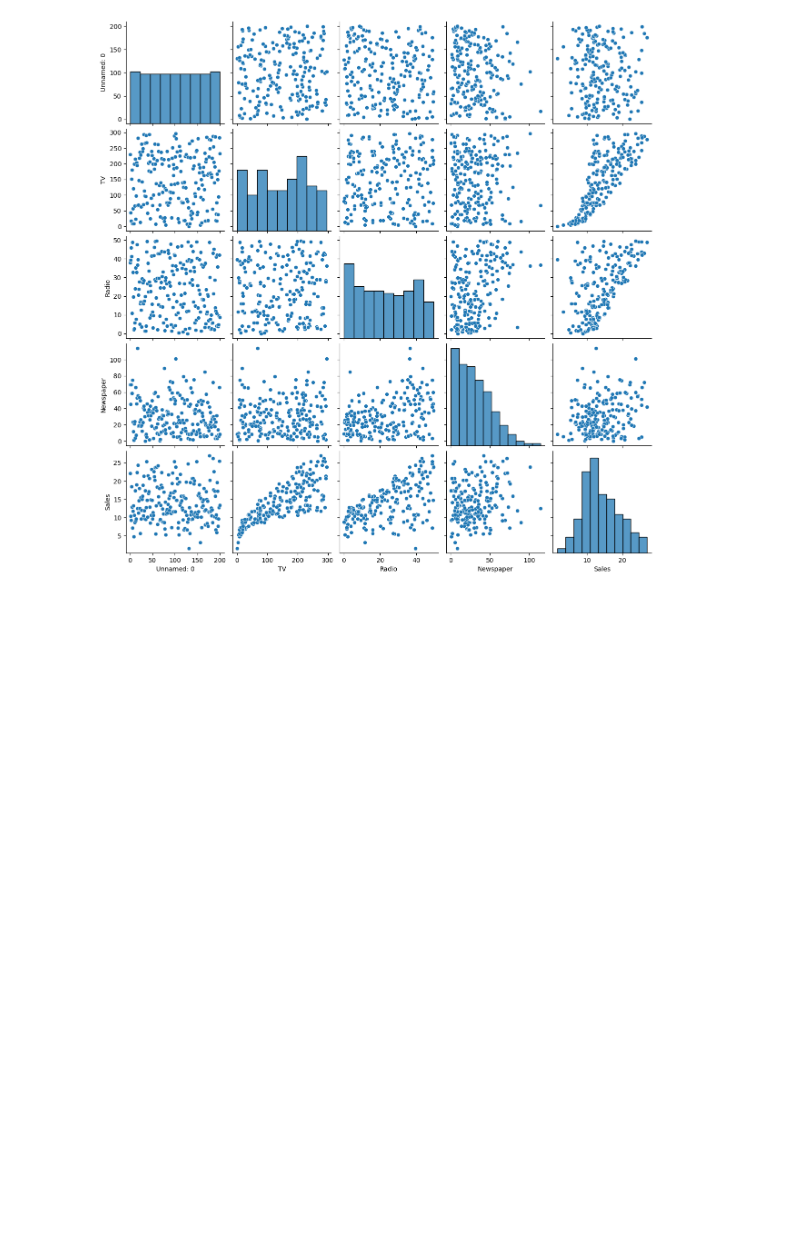
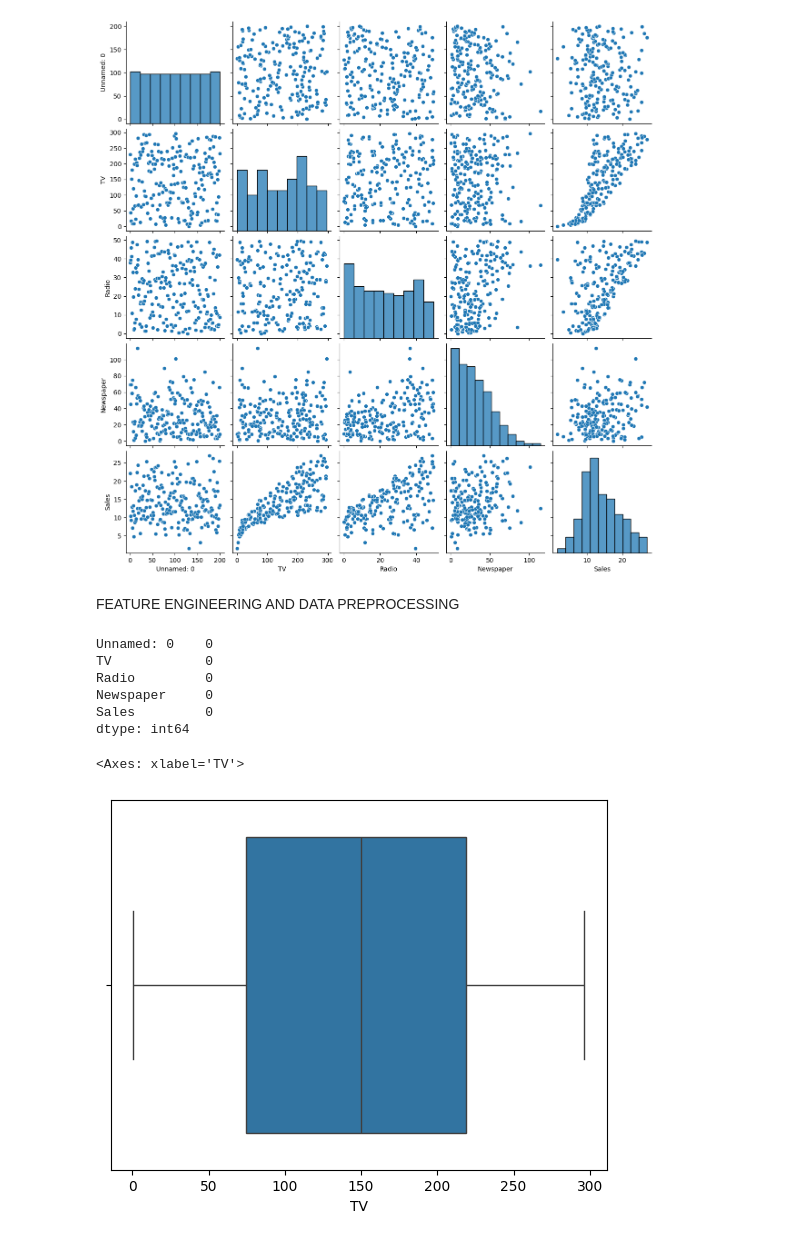
Before and after one commit to Aditya190704/Supervised_Learning_Practice, a Jupyter notebook: Ad_Spend_Sales/Ad_Spend_Sales.ipynb, the cells around one changed output. Cells and saved outputs as stored; diff of their text form; code cells hidden in the pictures; blank space fills up the shorter version.

```diff
--- a/Ad_Spend_Sales/Ad_Spend_Sales.ipynb
+++ b/Ad_Spend_Sales/Ad_Spend_Sales.ipynb
@@ -184,3 +184,19 @@ sns.pairplot(data=data)
 # %% [output]
 <seaborn.axisgrid.PairGrid at 0x...>
 [figure]
+# %% [markdown]
+FEATURE ENGINEERING AND DATA PREPROCESSING
+# %%
+data.isnull().sum()      # Finding missing values
+# %% [output]
+Unnamed: 0    0
+TV            0
+Radio         0
+Newspaper     0
+Sales         0
+dtype: int64
+# %%
+sns.boxplot(x='TV', data=data)
+# %% [output]
+<Axes: xlabel='TV'>
+[figure, added]
```
Also changed, not shown: parts of 32 cells of this notebook.
